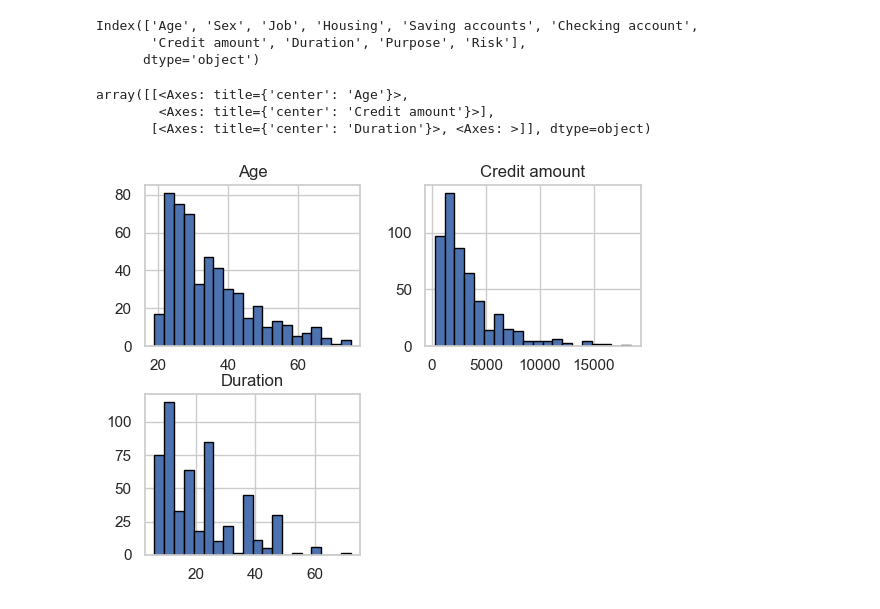
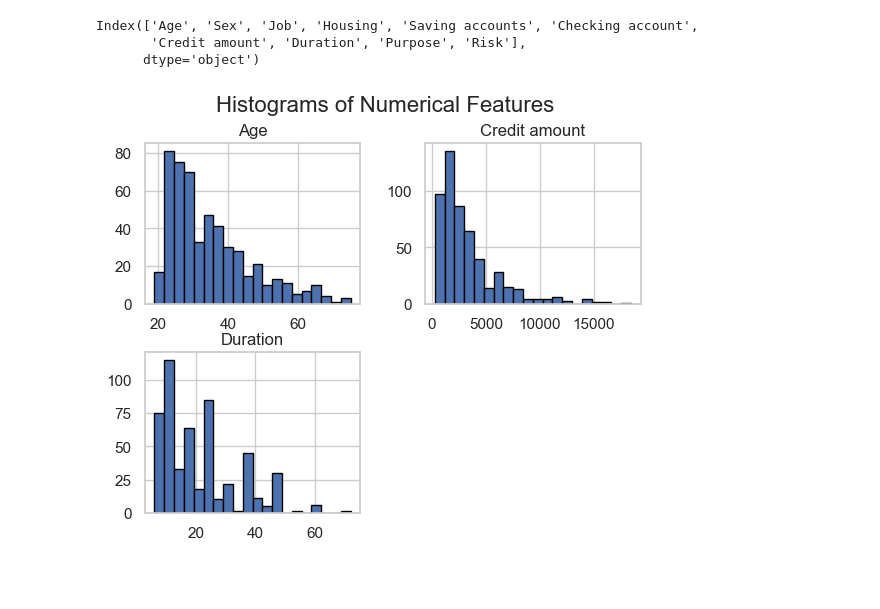
Before and after one commit to chidoakd/Credit-Risk-Modeling, a Jupyter notebook: credit_check.ipynb, the cells around one changed output. Saved outputs shown, nothing was run; the diff lists cells and outputs as text; code cells hidden in the pictures; blank space fills up the shorter version.

Commit message:
add histogram's suptitle

```diff
--- a/credit_check.ipynb
+++ b/credit_check.ipynb
@@ -119,8 +119,7 @@ Index(['Age', 'Sex', 'Job', 'Housing', 'Saving accounts', 'Checking account',
 # %%
 # show histograms of numerical features
 df[["Age", "Credit amount", "Duration"]].hist(bins=20, edgecolor='black')
+plt.suptitle('Histograms of Numerical Features', fontsize=16)
+plt.show()
 # %% [output]
-array([[<Axes: title={'center': 'Age'}>,
-        <Axes: title={'center': 'Credit amount'}>],
-       [<Axes: title={'center': 'Duration'}>, <Axes: >]], dtype=object)
-[figure, old version]
+[figure, new version]
```
